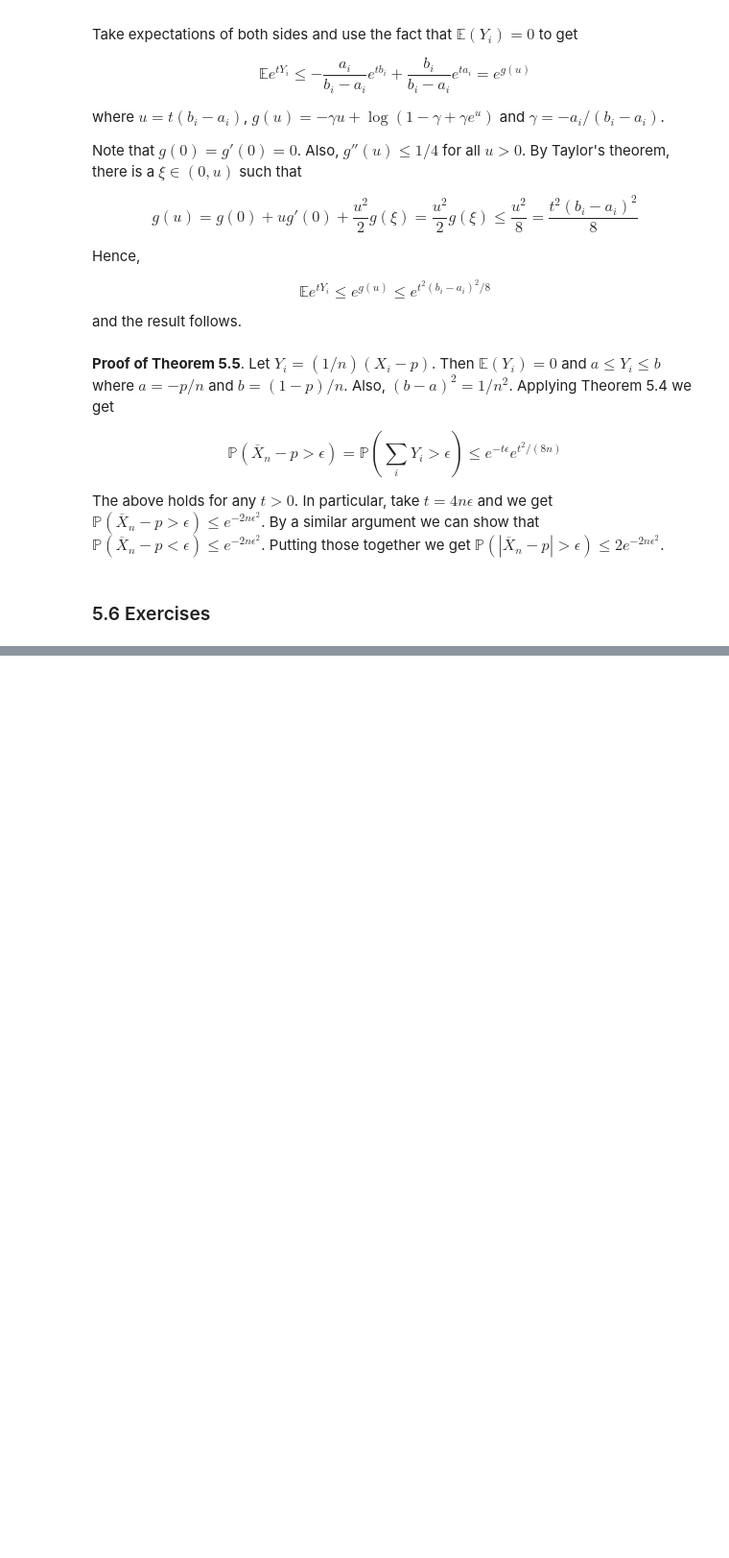
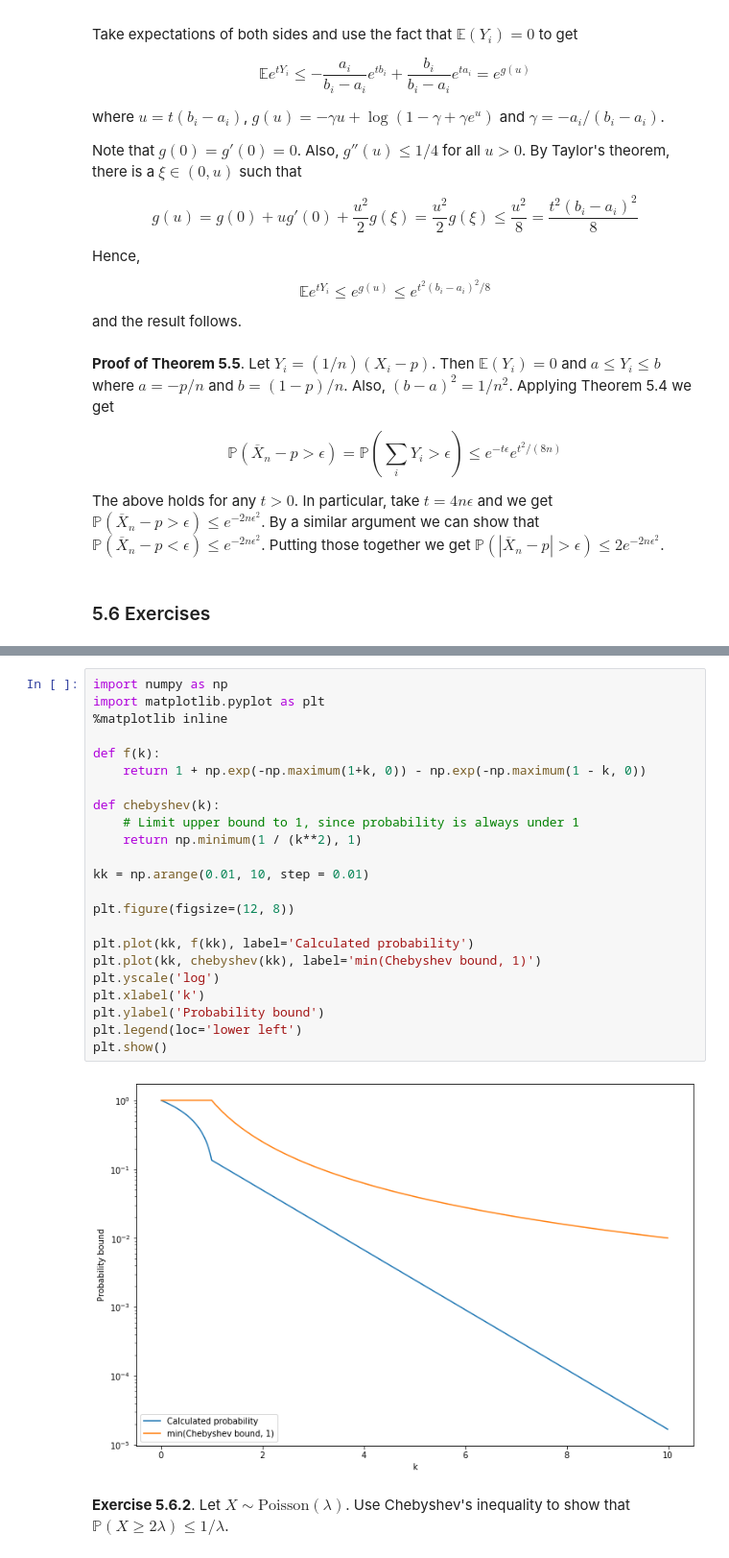
Before and after one commit to telmo-correa/all-of-statistics, a Jupyter notebook: Chapter 05 - Inequalities.ipynb, the cells around one changed output, grey strips where cells are left out. Shown at 96% size. Cells and saved outputs as stored; diff of their text form; blank space fills up the shorter version.

Commit message:
Add exercises

```diff
--- a/Chapter 05 - Inequalities.ipynb
+++ b/Chapter 05 - Inequalities.ipynb
@@ -120,0 +145,27 @@ The above holds for any $t > 0$.  In particular, take $t = 4n\epsilon$ and we ge
+# %%
+import numpy as np
+import matplotlib.pyplot as plt
+%matplotlib inline
+
+def f(k):
+    return 1 + np.exp(-np.maximum(1+k, 0)) - np.exp(-np.maximum(1 - k, 0))
+
+def chebyshev(k):
+    # Limit upper bound to 1, since probability is always under 1
+    return np.minimum(1 / (k**2), 1)
+
+kk = np.arange(0.01, 10, step = 0.01)
+
+plt.figure(figsize=(12, 8))
+
+plt.plot(kk, f(kk), label='Calculated probability')
+plt.plot(kk, chebyshev(kk), label='min(Chebyshev bound, 1)')
+plt.yscale('log')
+plt.xlabel('k')
+plt.ylabel('Probability bound')
+plt.legend(loc='lower left')
+plt.show()
+# %% [output]
+[figure, added]
+# %% [markdown]
+**Exercise 5.6.2**.  Let $X \sim \text{Poisson}(\lambda)$.  Use Chebyshev's inequality to show that $\mathbb{P}(X \geq 2\lambda) \leq 1 / \lambda$.
```
Also changed, not shown: parts of 4 cells of this notebook.
